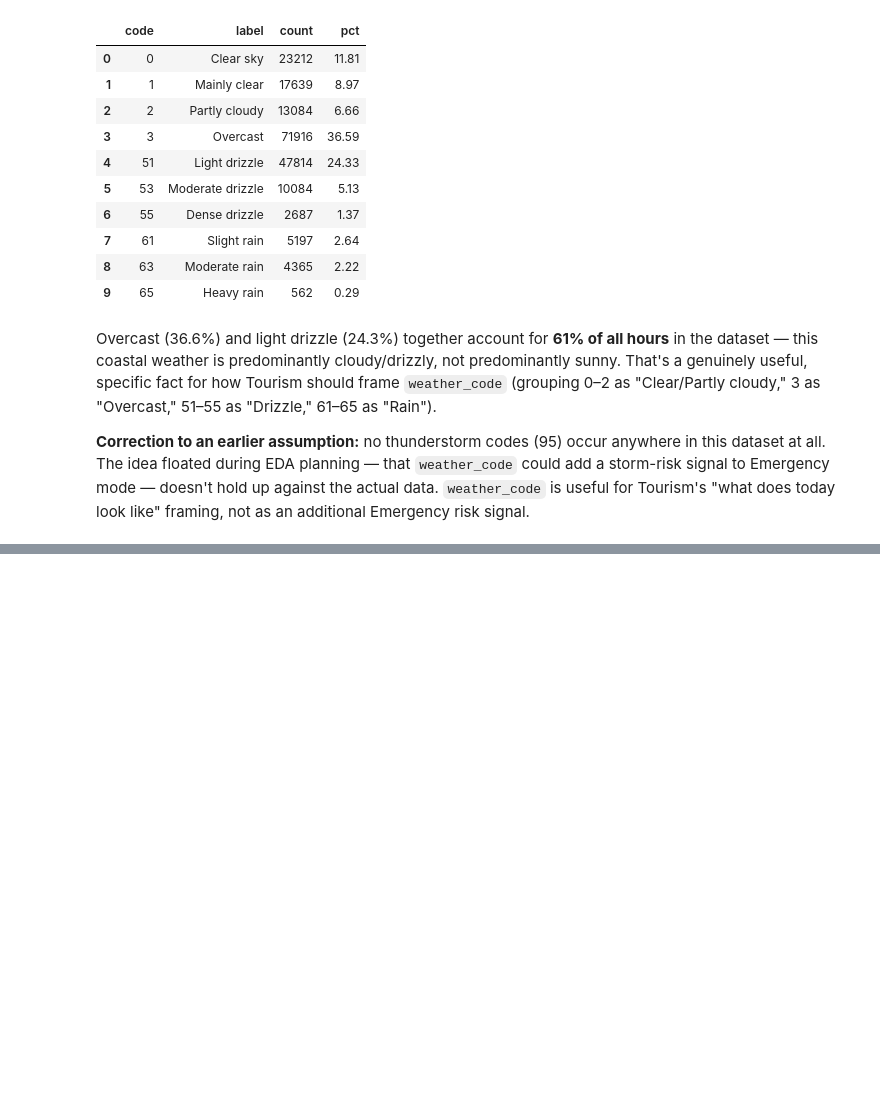
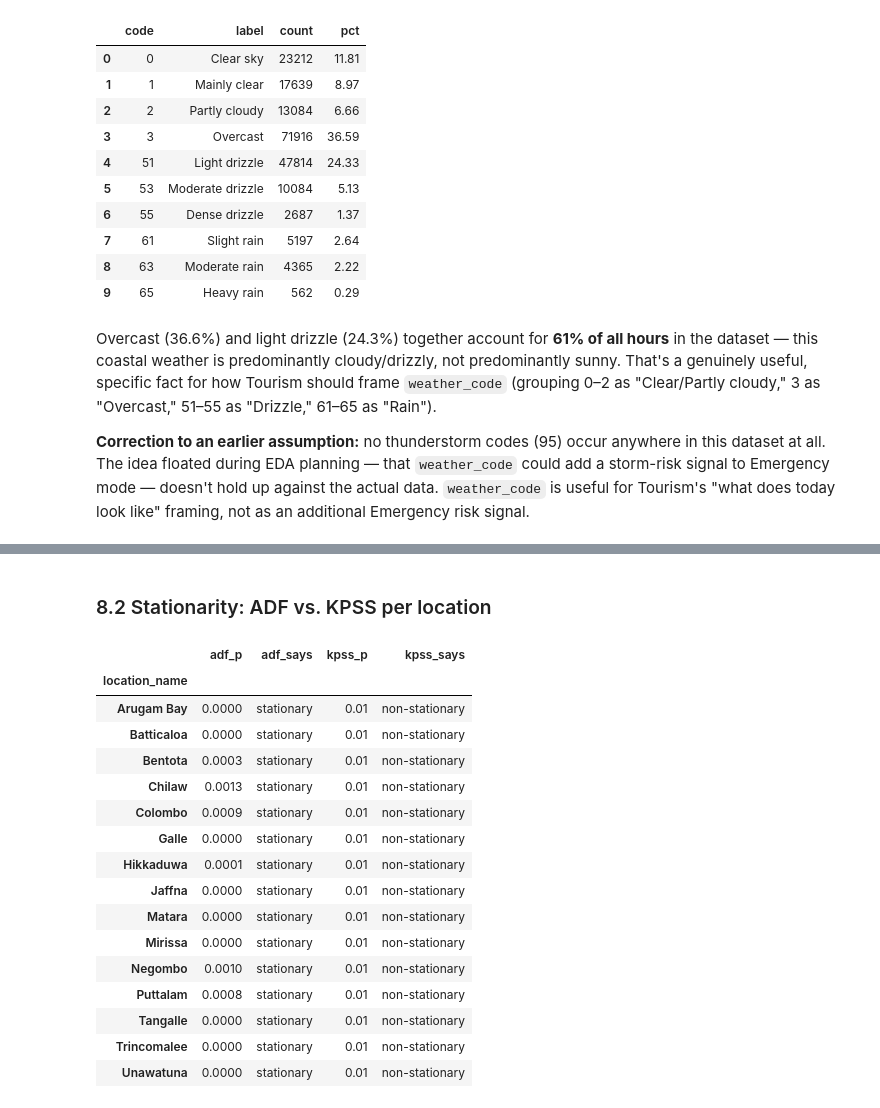
Before and after one commit to Dilmith-Anusara/CoastalPulse, a Jupyter notebook: Validation_Scripts/eda_weather_indicators.ipynb, the cells around one changed output, grey strips where cells are left out. Saved outputs shown, nothing was run; the diff lists cells and outputs as text; code cells hidden in the pictures; blank space fills up the shorter version.

```diff
--- a/Validation_Scripts/eda_weather_indicators.ipynb
+++ b/Validation_Scripts/eda_weather_indicators.ipynb
@@ -396,0 +479,40 @@ Emergency risk signal.
+# %% [markdown]
+### 8.2 Stationarity: ADF vs. KPSS per location
+# %%
+import warnings
+from statsmodels.tsa.stattools import adfuller, kpss
+warnings.filterwarnings("ignore")
+
+stationarity_results = []
+for loc in sorted(df["location_name"].unique()):
+    series = df[df["location_name"] == loc].set_index("timestamp")["wave_height"].asfreq("h").dropna()
+    adf_stat, adf_p, *_ = adfuller(series, autolag="AIC")
+    kpss_stat, kpss_p, *_ = kpss(series, regression="c", nlags="auto")
+    stationarity_results.append({
+        "location_name": loc,
+        "adf_p": round(adf_p, 4),
+        "adf_says": "stationary" if adf_p < 0.05 else "non-stationary",
+        "kpss_p": round(kpss_p, 4),
+        "kpss_says": "stationary" if kpss_p > 0.05 else "non-stationary",
+    })
+
+stationarity_df = pd.DataFrame(stationarity_results).set_index("location_name")
+stationarity_df
+# %% [output]
+|  | adf_p | adf_says | kpss_p | kpss_says |
+| location_name |  |  |  |  |
+| Arugam Bay | 0.0000 | stationary | 0.01 | non-stationary |
+| Batticaloa | 0.0000 | stationary | 0.01 | non-stationary |
+| Bentota | 0.0003 | stationary | 0.01 | non-stationary |
+| Chilaw | 0.0013 | stationary | 0.01 | non-stationary |
+| Colombo | 0.0009 | stationary | 0.01 | non-stationary |
+| Galle | 0.0000 | stationary | 0.01 | non-stationary |
+| Hikkaduwa | 0.0001 | stationary | 0.01 | non-stationary |
+| Jaffna | 0.0000 | stationary | 0.01 | non-stationary |
+| Matara | 0.0000 | stationary | 0.01 | non-stationary |
+| Mirissa | 0.0000 | stationary | 0.01 | non-stationary |
+| Negombo | 0.0010 | stationary | 0.01 | non-stationary |
+| Puttalam | 0.0008 | stationary | 0.01 | non-stationary |
+| Tangalle | 0.0000 | stationary | 0.01 | non-stationary |
+| Trincomalee | 0.0000 | stationary | 0.01 | non-stationary |
+| Unawatuna | 0.0000 | stationary | 0.01 | non-stationary |
```
Also changed, not shown: parts of 11 cells of this notebook, 1 other file.
